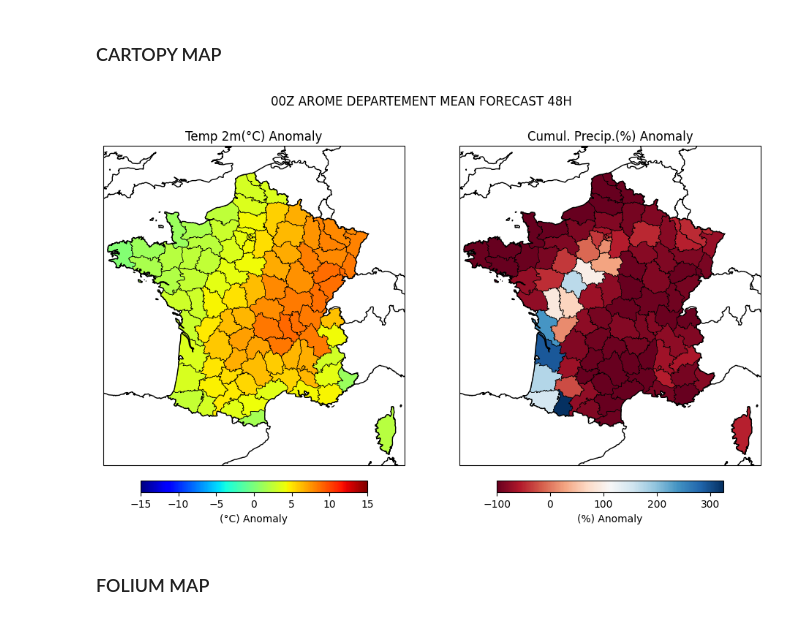
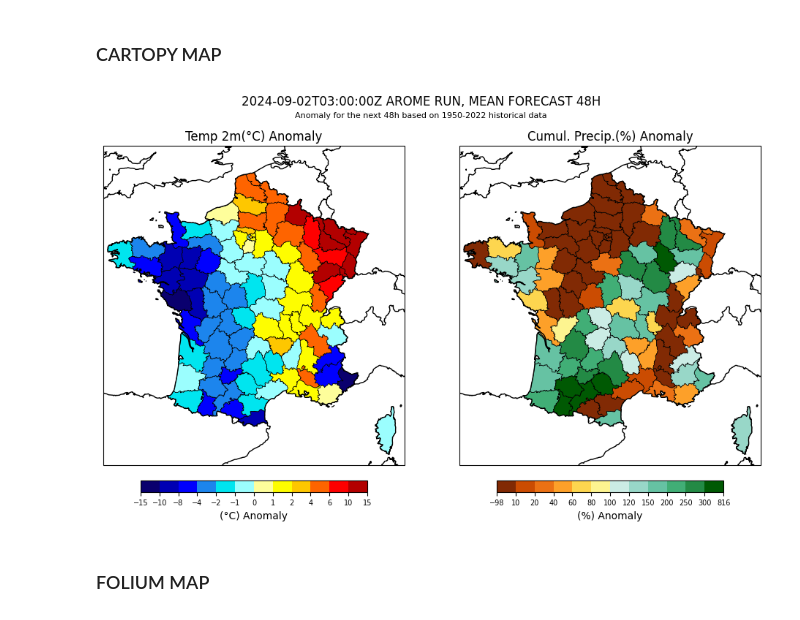
Before and after one commit to aleexv6/Meteo, a Jupyter notebook: maps/arome_departements.ipynb, the cells around one changed output. Cells and saved outputs as stored; diff of their text form; code cells hidden in the pictures.

```diff
--- a/maps/arome_departements.ipynb
+++ b/maps/arome_departements.ipynb
@@ -13,5 +14,6 @@ import matplotlib.colors as colors
 # %%
-file_list = [f"C:/Users/alexl/Documents/GitHub/Meteo/maps/arome_data/2024-08-28T15-00-00Z/{file}" for file in os.listdir('C:/Users/alexl/Documents/GitHub/Meteo/maps/arome_data/2024-08-28T15-00-00Z')]
+date = datetime.today().strftime('%Y-%m-%d') + 'T03:00:00Z'
+file_list = [f"C:/Users/alexl/Documents/GitHub/Meteo/maps/arome_data/{date.replace(':', '-')}/{file.replace(':', '-')}" for file in os.listdir(f"C:/Users/alexl/Documents/GitHub/Meteo/maps/arome_data/{date.replace(':', '-')}")]
 backend_kwargs1 = {
     'filter_by_keys': {
         'paramId': 167,
@@ -123,45 +93,60 @@ departments['code'] = departments['code'].astype('int8')
 # %%
 merged = departments.merge(df, how='left', left_on='code', right_on='DEPARTEMENT')
 # %%
+tempcmp = np.array([[10/256, 0, 110/256, 1], [0,0,180/256,1], [0, 0, 255/256, 1], [28/256, 134/256, 238/256, 1], [0, 230/256, 240/256, 1],
+                    [156/256, 255/256, 255/256, 1], [255/256, 255/256, 156/256, 1], [255/256, 254/256, 0, 1], [255/256, 200/256, 0, 1],
+                    [255/256, 100/256, 0, 1], [255/256, 0, 0, 1], [180/256, 0, 0, 1]])
+precipcmp = np.array([[130/256,42/256,4/256,1], [204/256,76/256,2/256,1], [236/256,113/256,20/256,1], [254/256,161/256,41/256,1], [254/256,215/256,79/256,1],
+                    [254/256, 245/256, 145/256,1], [204/256, 237/256, 230/256,1], [153/256, 216/256, 201/256,1], [102/256, 195/256, 164/256,1],
+                    [65/256, 175/256, 118/256,1], [35/256, 139/256, 69/256, 1], [0, 89/256, 3/256,1]])
+tempcmp = ListedColormap(tempcmp)
+precipcmp = ListedColormap(precipcmp)
+
 fig, axes = plt.subplots(1, 2, figsize=(12, 7), subplot_kw={'projection': ccrs.PlateCarree()})
 
 # Define the extent of the map (same for both maps)
 extent = [-5, 10, 41, 52]
-
+tempBoundaries = [-15, -10, -8, -4, -2, -1, 0, 1, 2, 4, 6, 10, 15]
+precipBoundaries = [merged['PrecipAnomaly%'].min(), 10, 20, 40, 60, 80, 100, 120, 150, 200, 250, 300, merged['PrecipAnomaly%'].max()]
+roundedprecipboundaries = [round(tick, 0) for tick in precipBoundaries]
 # Colormap settings
-cmapTemp = plt.cm.jet #turbo
-normTemp = colors.Normalize(vmin=-15, vmax=15)
+cmapTemp = plt.cm.viridis #turbo
+normTemp = BoundaryNorm(tempBoundaries, tempcmp.N)
 cmapPrecip = plt.cm.RdBu
-normPrecip = colors.Normalize(vmin=-100, vmax=df['PrecipAnomaly%'].max())
+normPrecip = BoundaryNorm(precipBoundaries, precipcmp.N)
 
 # Loop through each axis and apply the settings
 for ax in axes:
     ax.set_extent(extent, crs=ccrs.PlateCarree())
     ax.add_feature(cfeature.COASTLINE)
     ax.add_feature(cfeature.BORDERS)
 
-merged.plot(column='TmpAnomaly', ax=axes[0], cmap=cmapTemp, norm=normTemp, edgecolor='black', linewidth=0.5)
-merged.plot(column='PrecipAnomaly%', ax=axes[1], cmap=cmapPrecip, norm=normPrecip, edgecolor='black', linewidth=0.5)
+merged.plot(column='TmpAnomaly', ax=axes[0], cmap=tempcmp, edgecolor='black', linewidth=0.5)
+merged.plot(column='PrecipAnomaly%', ax=axes[1], cmap=precipcmp, norm=normPrecip, edgecolor='black', linewidth=0.5)
 
 # Set individual titles
 axes[0].set_title('Temp 2m(°C) Anomaly')
 axes[1].set_title('Cumul. Precip.(%) Anomaly')
 
-# Add a single colorbar for both maps
-smTemp = plt.cm.ScalarMappable(cmap=cmapTemp, norm=normTemp)
+smTemp = plt.cm.ScalarMappable(cmap=tempcmp, norm=normTemp)
 smTemp.set_array([])
-smPrecip = plt.cm.ScalarMappable(cmap=cmapPrecip, norm=normPrecip)
+smPrecip = plt.cm.ScalarMappable(cmap=precipcmp, norm=normPrecip)
 smPrecip.set_array([])
-cbar = plt.colorbar(smTemp, ax=axes[0], location='bottom', pad=0.04, shrink=0.70, label='(°C) Anomaly')
-cbar = plt.colorbar(smPrecip, ax=axes[1], location='bottom', pad=0.04, shrink=0.70, label='(%) Anomaly')
+cbarTemp = plt.colorbar(smTemp, ax=axes[0], location='bottom', pad=0.04, shrink=0.70, label='(°C) Anomaly')
+cbarTemp.set_ticks(tempBoundaries)
+cbarTemp.ax.tick_params(labelsize=7)
+cbarPrecip = plt.colorbar(smPrecip, ax=axes[1], location='bottom', pad=0.04, shrink=0.70, label='(%) Anomaly')
+cbarPrecip.set_ticks(roundedprecipboundaries)
+cbarPrecip.ax.tick_params(labelsize=7)
 
 # Set a main title for the figure
-plt.suptitle('00Z AROME DEPARTEMENT MEAN FORECAST 48H')
+plt.suptitle(f'{date} AROME RUN, MEAN FORECAST 48H')
+plt.text(0.5, 0.94, 'Anomaly for the next 48h based on 1950-2022 historical data', ha='center', va='center', fontsize=8, transform=plt.gcf().transFigure)
 plt.subplots_adjust(wspace=0.1)
 # Show the plot
 plt.show()
 # %% [output]
-[figure, old version]
+[figure, new version]
 # %% [markdown]
 ### FOLIUM MAP
 # %%
```
Also changed, not shown: parts of 3 cells of this notebook, 1 other file.
